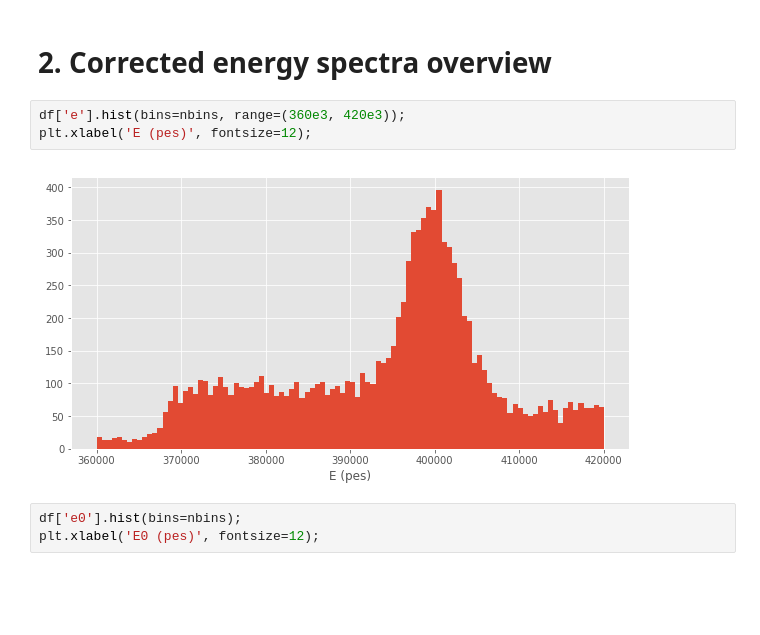
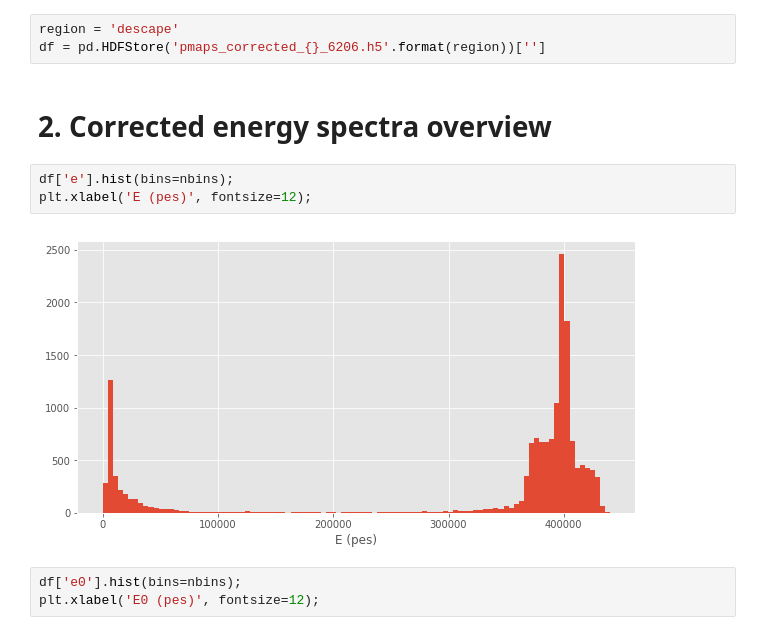
Before and after one commit to jahernando/CsThNB, a Jupyter notebook: temp/descape_corrected_pmaps_analysis.ipynb, the cells around one changed output. Saved outputs shown, nothing was run; the diff lists cells and outputs as text; blank space fills up the shorter version.

```diff
--- a/temp/descape_corrected_pmaps_analysis.ipynb
+++ b/temp/descape_corrected_pmaps_analysis.ipynb
@@ -26,10 +24,13 @@ df = pd.HDFStore('pmaps_corrected_descape_6206.h5')['']
+# %%
+region = 'descape'
+df = pd.HDFStore('pmaps_corrected_{}_6206.h5'.format(region))['']
 # %% [markdown]
 # 2. Corrected energy spectra overview
 # %%
-df['e'].hist(bins=nbins, range=(360e3, 420e3));
+df['e'].hist(bins=nbins);
 plt.xlabel('E (pes)', fontsize=12);
 # %% [output]
-[figure, old version]
+[figure, new version]
 # %%
 df['e0'].hist(bins=nbins);
 plt.xlabel('E0 (pes)', fontsize=12);
```
Also changed, not shown: parts of 25 cells of this notebook, 1 other file.
